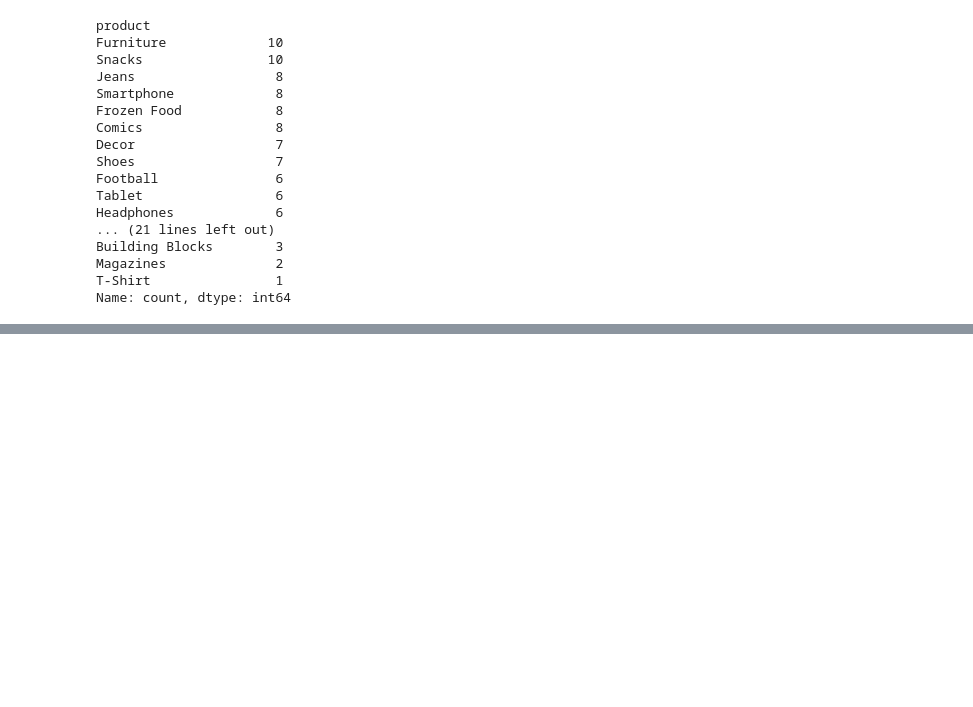
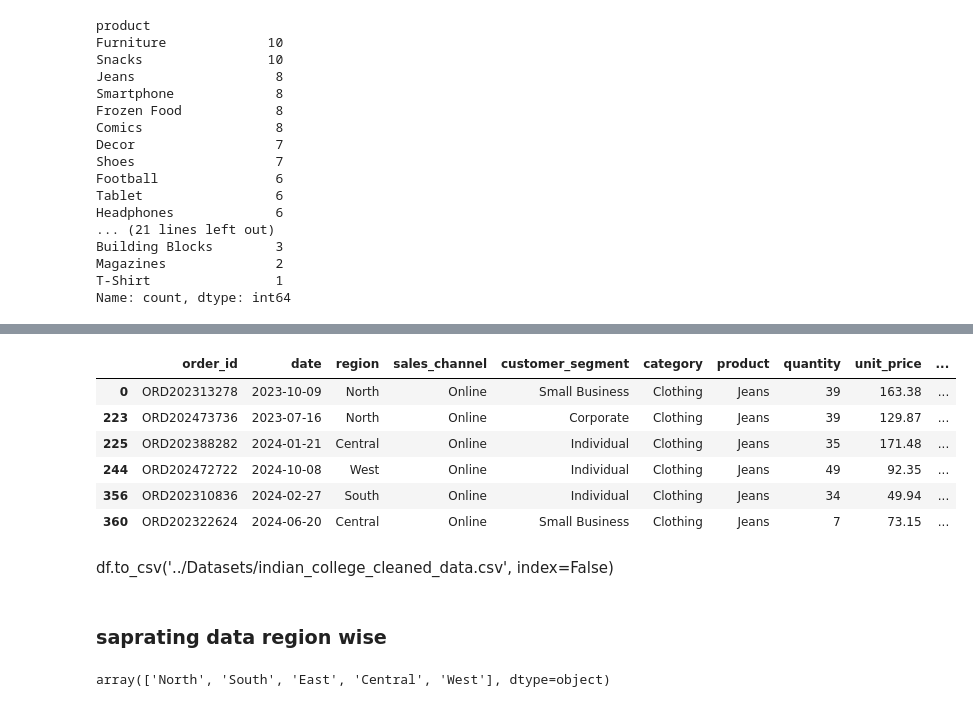
Before and after one commit to MR-pavan-patil/Pavan-Main-datascince, a Jupyter notebook: Pd & np/sales.ipynb, the cells around one changed output, grey strips where cells are left out. Drawn from its saved outputs; the diff is of its cells as text; code cells hidden in the pictures; blank space fills up the shorter version.

Commit message:
cleaning (indian_college_messy_data.csv)

```diff
--- a/Pd & np/sales.ipynb
+++ b/Pd & np/sales.ipynb
@@ -158,0 +186,20 @@ Name: count, dtype: int64
+# %%
+online_jeans=online[online["product"]=="Jeans"]
+# %%
+online_jeans
+# %% [output]
+|  | order_id | date | region | sales_channel | customer_segment | category | product | quantity | unit_price | ... |
+| 0 | ORD202313278 | 2023-10-09 | North | Online | Small Business | Clothing | Jeans | 39 | 163.38 | ... |
+| 223 | ORD202473736 | 2023-07-16 | North | Online | Corporate | Clothing | Jeans | 39 | 129.87 | ... |
+| 225 | ORD202388282 | 2024-01-21 | Central | Online | Individual | Clothing | Jeans | 35 | 171.48 | ... |
+| 244 | ORD202472722 | 2024-10-08 | West | Online | Individual | Clothing | Jeans | 49 | 92.35 | ... |
+| 356 | ORD202310836 | 2024-02-27 | South | Online | Individual | Clothing | Jeans | 34 | 49.94 | ... |
+| 360 | ORD202322624 | 2024-06-20 | Central | Online | Small Business | Clothing | Jeans | 7 | 73.15 | ... |
+# %% [markdown]
+df.to_csv('../Datasets/indian_college_cleaned_data.csv', index=False)
+# %% [markdown]
+### saprating data region wise
+# %%
+df["region"].unique()
+# %% [output]
+array(['North', 'South', 'East', 'Central', 'West'], dtype=object)
```
Also changed, not shown: parts of 11 cells of this notebook, 5 other files.
